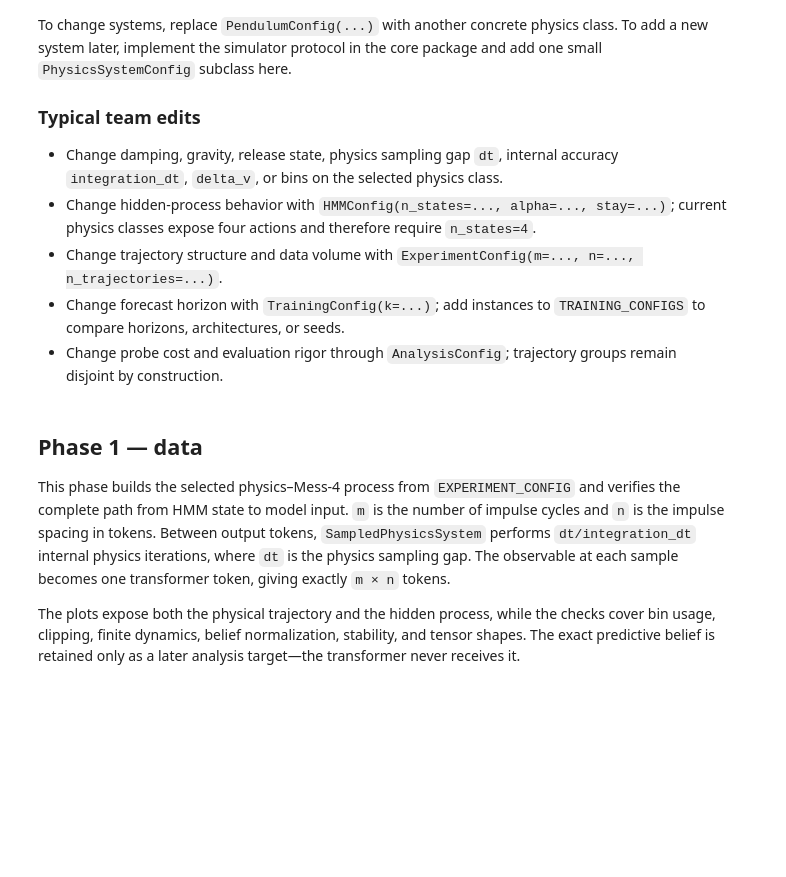
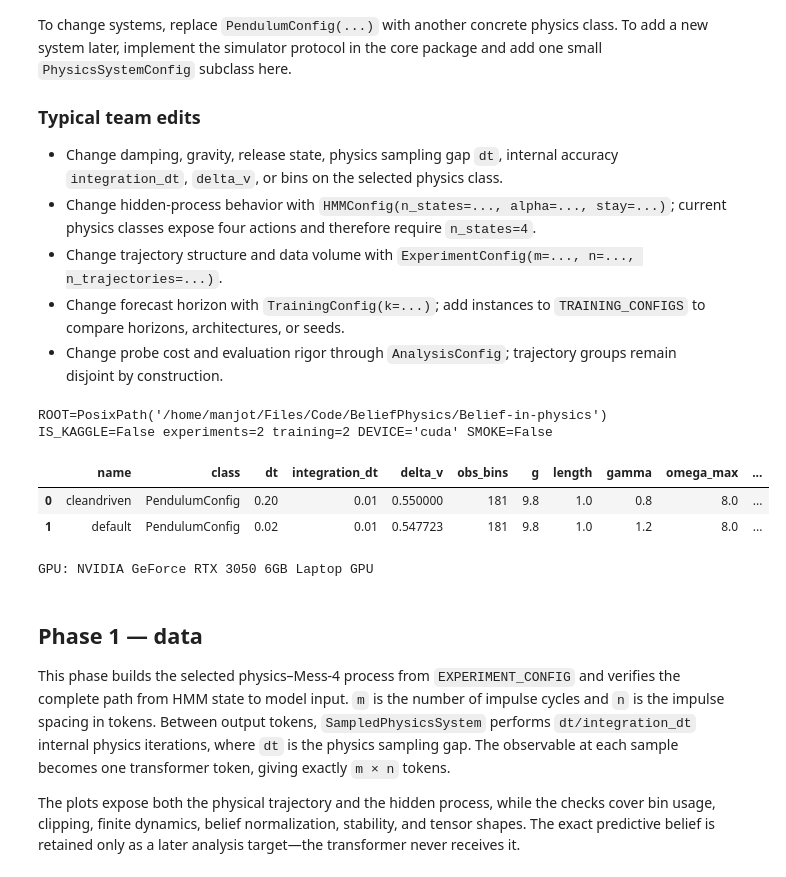
Before and after one commit to ManjotSingh08x/Belief-in-physics, a Jupyter notebook: notebooks/three_phase_pipeline.ipynb, the cells around one changed output. Saved outputs shown, nothing was run; the diff lists cells and outputs as text; code cells hidden in the pictures; blank space fills up the shorter version.

```diff
--- a/notebooks/three_phase_pipeline.ipynb
+++ b/notebooks/three_phase_pipeline.ipynb
@@ -405,58 +405,63 @@ class AnalysisConfig:
             raise ValueError(f'invalid analysis configuration: {self}')
         if not self.ridge_alphas or any(alpha <= 0 for alpha in self.ridge_alphas):
             raise ValueError('ridge penalties must be positive')
-
-
+listis = [ f"train-alpha-{i}"]
 # SMOKE = os.environ.get('BELIEF_NOTEBOOK_SMOKE') == '1'
-SMOKE = True
+SMOKE = False
 DEVICE = os.environ.get('BELIEF_NOTEBOOK_DEVICE', 'cpu' if SMOKE else pick_device())
 EXPERIMENT_CONFIGS = [
     ExperimentConfig(
-        name='example1',
-        physics=PendulumConfig(),  # swap for PredatorPreyConfig, SphereConfig, or DoublePendulumConfig
+        name='cleandriven',
+        physics=PendulumConfig(delta_v=0.55, gamma=0.8, dt=0.2),  # swap for PredatorPreyConfig, SphereConfig, or DoublePendulumConfig
         hmm=HMMConfig(n_states=4, alpha=0.7, stay=0.7),
         initial_state=InitialStateConfig(mode='fixed', jitter_std=0.10),
         seed=20260917, n_trajectories=32 if SMOKE else 256, m=16, n=10,
     ),
     ExperimentConfig(
-        name='example2',
+        name='default',
         physics=PendulumConfig(),  # swap for PredatorPreyConfig, SphereConfig, or DoublePendulumConfig
         hmm=HMMConfig(n_states=4, alpha=0.7, stay=0.7),
         initial_state=InitialStateConfig(mode='fixed', jitter_std=0.10),
         seed=20260916, n_trajectories=32 if SMOKE else 256, m=16, n=10,
     ),
 ]
 TRAINING_CONFIGS = [
     TrainingConfig(
-        name='train1', seed=0, k=1, d_model=32 if SMOKE else 64, n_layers=1 if SMOKE else 2,
+        name='shorttrain', seed=0, k=1, d_model=32 if SMOKE else 64, n_layers=1 if SMOKE else 2,
         n_heads=1, d_mlp=64 if SMOKE else 256, batch_size=16 if SMOKE else 128,
-        total_tokens=80_000 if SMOKE else 2_000_000*300, learning_rate=1e-3,
+        total_tokens=80_000 if SMOKE else 2_000_000*1000, learning_rate=1e-3,
     ),
-    TrainingConfig(
-        name='train2', seed=0, k=1, d_model=32 if SMOKE else 64, n_layers=1 if SMOKE else 2,
-        n_heads=1, d_mlp=64 if SMOKE else 256, batch_size=16 if SMOKE else 128,
-        total_tokens=80_000 if SMOKE else 2_000_000*100, learning_rate=1e-3,
-    ),
+    # TrainingConfig(
+    #     name='longtrain', seed=0, k=1, d_model=32 if SMOKE else 64, n_layers=1 if SMOKE else 2,
+    #     n_heads=1, d_mlp=64 if SMOKE else 256, batch_size=16 if SMOKE else 128,
+    #     total_tokens=80_000 if SMOKE else 2_000_000*300, learning_rate=1e-3,
+    # ),
 ]
 ANALYSIS_CONFIG = AnalysisConfig(
     n_trajectories=64 if SMOKE else 1024, cv_folds=2 if SMOKE else 5,
     ridge_alphas=(1.0, 10.0) if SMOKE else (0.1, 1.0, 10, 50, 100),
 )
 if not EXPERIMENT_CONFIGS:
     raise ValueError('EXPERIMENT_CONFIGS must contain at least one ExperimentConfig')
 for config in EXPERIMENT_CONFIGS: config.validate()
 for config in TRAINING_CONFIGS: config.validate()
 ANALYSIS_CONFIG.validate()
 EXPERIMENT_CONFIG = EXPERIMENT_CONFIGS[0]
 PROCESS_NAME = EXPERIMENT_CONFIG.process_name
 DATA_SEED = EXPERIMENT_CONFIG.seed
 N_DATA_TRAJECTORIES = EXPERIMENT_CONFIG.n_trajectories
 N_ANALYSIS_TRAJECTORIES = ANALYSIS_CONFIG.n_trajectories
 default_output = Path('/kaggle/working/outputs-three-phase') if IS_KAGGLE else ROOT / 'experiments' / 'outputs-three-phase'
 OUTPUT_DIR = Path(os.environ.get('BELIEF_NOTEBOOK_OUTPUT_DIR', default_output))
 print(f'{ROOT=} {IS_KAGGLE=} experiments={len(EXPERIMENT_CONFIGS)} training={len(TRAINING_CONFIGS)} {DEVICE=} {SMOKE=}')
 display(pd.DataFrame([{'name': exp.name, 'class': type(exp.physics).__name__, **asdict(exp.physics)} for exp in EXPERIMENT_CONFIGS]))
 if DEVICE == 'cuda': print('GPU:', torch.cuda.get_device_name(0))
+# %% [output]
+ROOT=PosixPath('/home/manjot/Files/Code/BeliefPhysics/Belief-in-physics') IS_KAGGLE=False experiments=2 training=2 DEVICE='cuda' SMOKE=False
+|  | name | class | dt | integration_dt | delta_v | obs_bins | g | length | gamma | omega_max | ... |
+| 0 | cleandriven | PendulumConfig | 0.20 | 0.01 | 0.550000 | 181 | 9.8 | 1.0 | 0.8 | 8.0 | ... |
+| 1 | default | PendulumConfig | 0.02 | 0.01 | 0.547723 | 181 | 9.8 | 1.0 | 1.2 | 8.0 | ... |
+GPU: NVIDIA GeForce RTX 3050 6GB Laptop GPU
 # %% [markdown]
 ## Phase 1 — data
 
```
Also changed, not shown: parts of 10 cells of this notebook, 4 other files.
